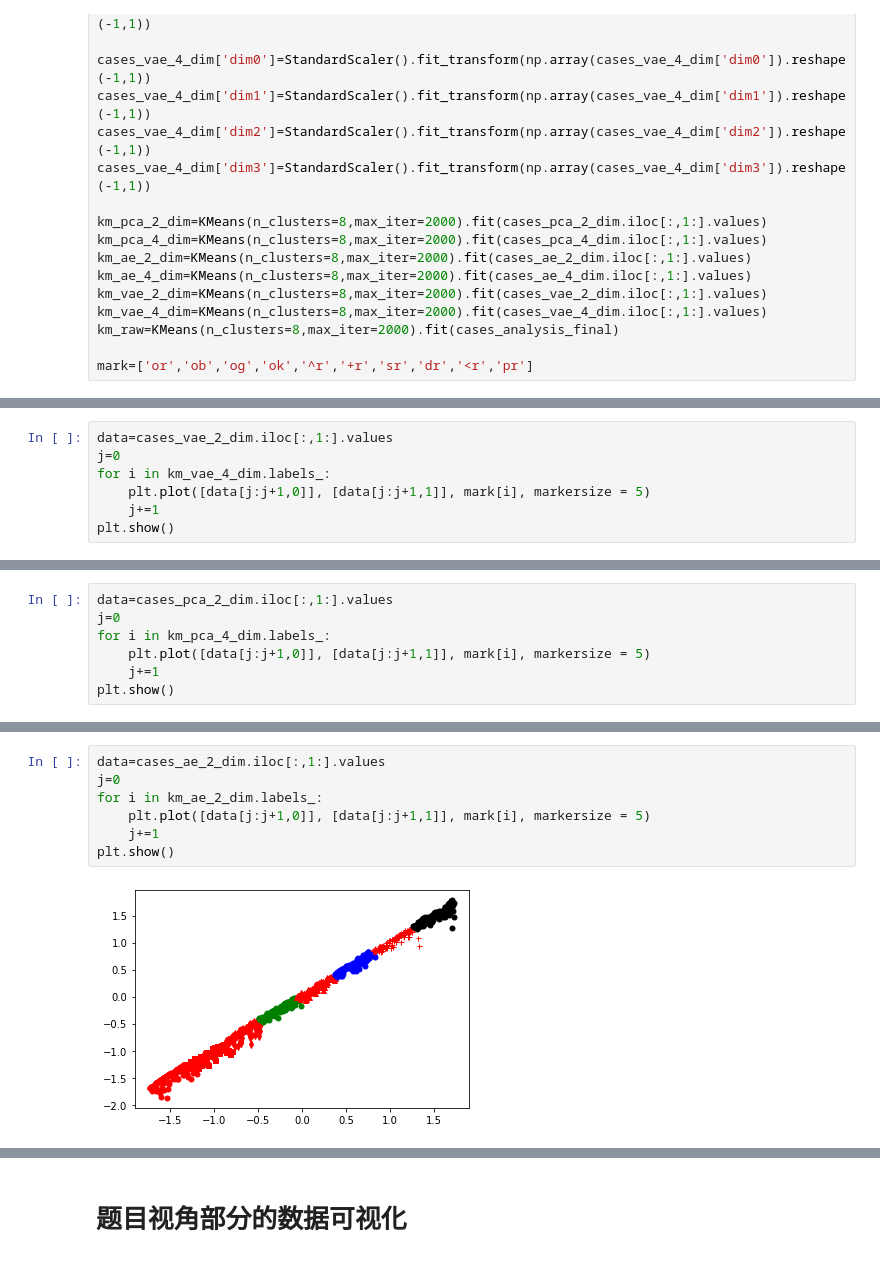
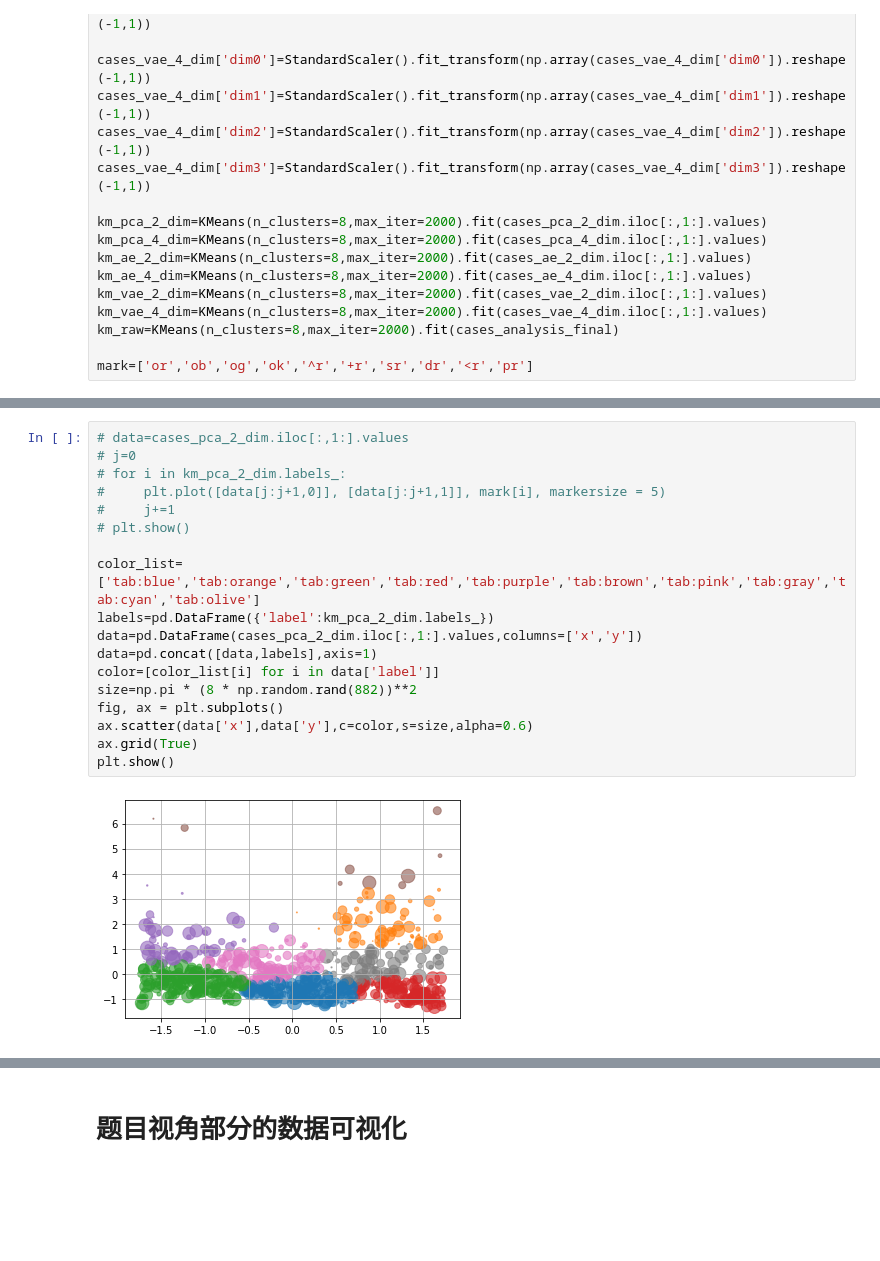
Before and after one commit to NJU181098100h/data-science, a Jupyter notebook: workspace.ipynb, the cells around one changed output, grey strips where cells are left out. Drawn from its saved outputs; the diff is of its cells as text; blank space fills up the shorter version.

Commit message:
cluster image update

```diff
--- a/workspace.ipynb
+++ b/workspace.ipynb
@@ -984,7 +965,0 @@ plt.show()
-# %%
-data=cases_vae_2_dim.iloc[:,1:].values
-j=0
-for i in km_vae_4_dim.labels_:
-    plt.plot([data[j:j+1,0]], [data[j:j+1,1]], mark[i], markersize = 5)
-    j+=1
-plt.show()
@@ -993,7 +965,0 @@ plt.show()
-# %%
-data=cases_pca_2_dim.iloc[:,1:].values
-j=0
-for i in km_pca_4_dim.labels_:
-    plt.plot([data[j:j+1,0]], [data[j:j+1,1]], mark[i], markersize = 5)
-    j+=1
-plt.show()
@@ -1002,9 +966,20 @@ plt.show()
-# %%
-data=cases_ae_2_dim.iloc[:,1:].values
-j=0
-for i in km_ae_2_dim.labels_:
-    plt.plot([data[j:j+1,0]], [data[j:j+1,1]], mark[i], markersize = 5)
-    j+=1
-plt.show()
-# %% [output]
-[figure, removed]
+# %%
+# data=cases_pca_2_dim.iloc[:,1:].values
+# j=0
+# for i in km_pca_2_dim.labels_:
+#     plt.plot([data[j:j+1,0]], [data[j:j+1,1]], mark[i], markersize = 5)
+#     j+=1
+# plt.show()
+
+color_list=['tab:blue','tab:orange','tab:green','tab:red','tab:purple','tab:brown','tab:pink','tab:gray','tab:cyan','tab:olive']
+labels=pd.DataFrame({'label':km_pca_2_dim.labels_})
+data=pd.DataFrame(cases_pca_2_dim.iloc[:,1:].values,columns=['x','y'])
+data=pd.concat([data,labels],axis=1)
+color=[color_list[i] for i in data['label']]
+size=np.pi * (8 * np.random.rand(882))**2
+fig, ax = plt.subplots()
+ax.scatter(data['x'],data['y'],c=color,s=size,alpha=0.6)
+ax.grid(True)
+plt.show()
+# %% [output]
+[figure, added]
```
Also changed, not shown: parts of 8 cells of this notebook, 1 other file.
